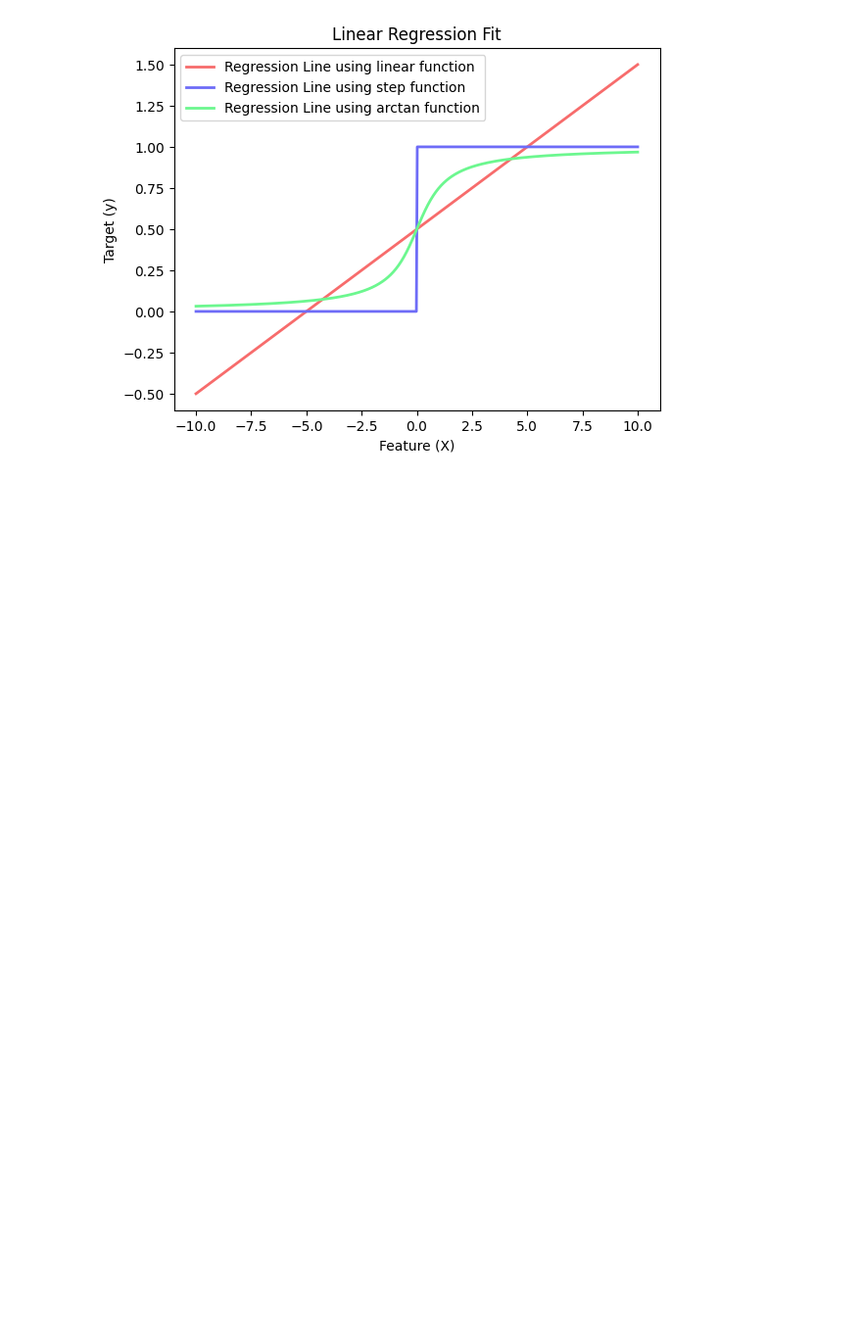
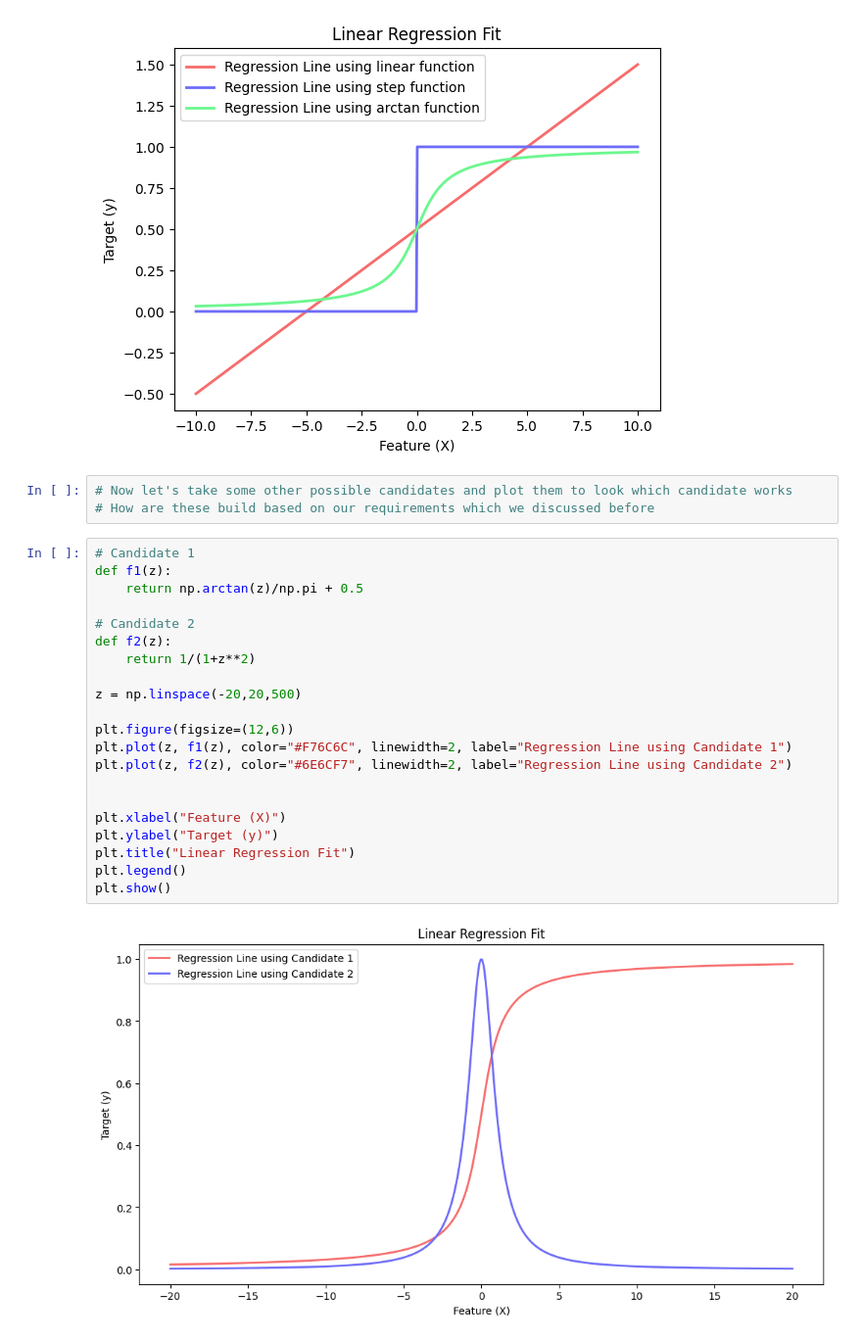
Before and after one commit to AyushDevadiga1/Machine-Learning, a Jupyter notebook: logistic-regression/LogisticRegressionDerivation.ipynb, the cells around one changed output. Shown at 98% size. Drawn from its saved outputs; the diff is of its cells as text; blank space fills up the shorter version.

Commit message:
Candidate functions

```diff
--- a/logistic-regression/LogisticRegressionDerivation.ipynb
+++ b/logistic-regression/LogisticRegressionDerivation.ipynb
@@ -179,3 +179,29 @@ plt.legend()
 plt.show()
 # %% [output]
 [figure]
+# %%
+# Now let's take some other possible candidates and plot them to look which candidate works
+# How are these build based on our requirements which we discussed before
+# %%
+# Candidate 1
+def f1(z):
+    return np.arctan(z)/np.pi + 0.5
+
+# Candidate 2
+def f2(z):
+    return 1/(1+z**2)
+
+z = np.linspace(-20,20,500)
+
+plt.figure(figsize=(12,6))
+plt.plot(z, f1(z), color="#F76C6C", linewidth=2, label="Regression Line using Candidate 1")
+plt.plot(z, f2(z), color="#6E6CF7", linewidth=2, label="Regression Line using Candidate 2")
+
+
+plt.xlabel("Feature (X)")
+plt.ylabel("Target (y)")
+plt.title("Linear Regression Fit")
+plt.legend()
+plt.show()
+# %% [output]
+[figure, added]
```
